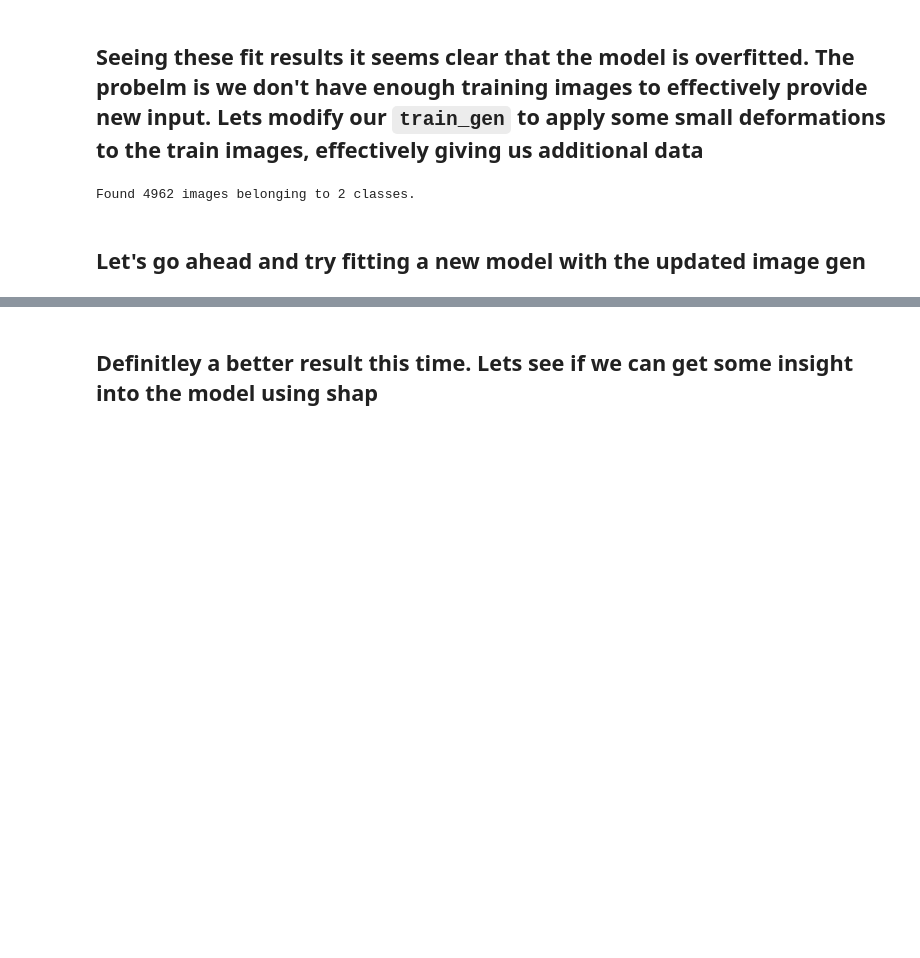
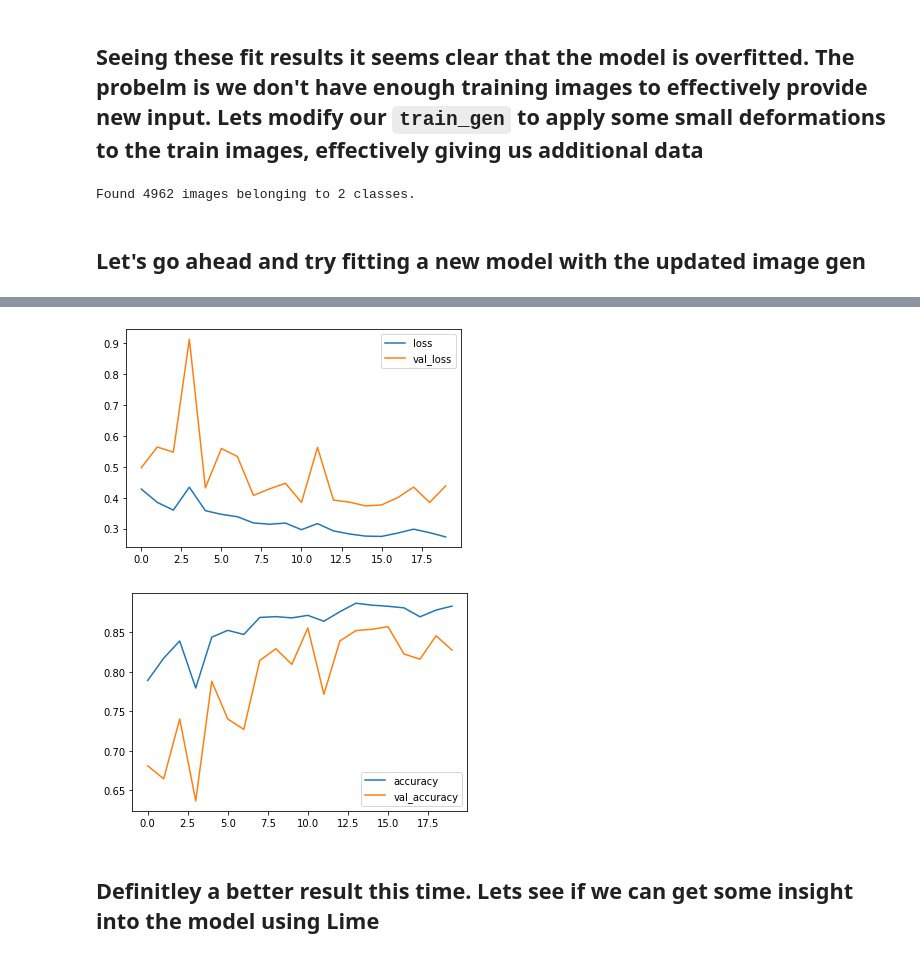
Before and after one commit to SeraphDev6/Pnuemonia_Image_Classification, a Jupyter notebook: Pneumonia_X_Ray_Classification.ipynb, the cells around one changed output, grey strips where cells are left out. Cells and saved outputs as stored; diff of their text form; code cells hidden in the pictures; blank space fills up the shorter version.

```diff
--- a/Pneumonia_X_Ray_Classification.ipynb
+++ b/Pneumonia_X_Ray_Classification.ipynb
@@ -273,16 +282,16 @@ train_data_gen = keras.preprocessing.image.ImageDataGenerator(rescale = 1.0/255,
 
 mod_train_gen = train_data_gen.flow_from_directory("/content/chest_xray/train/",
                                           target_size=(IMG_HEIGHT,IMG_WIDTH),
-                                          class_mode = "sparse",
+                                          class_mode = "binary",
                                           classes=["NORMAL","PNEUMONIA"])
 # %% [output]
 Found 4962 images belonging to 2 classes.
 # %% [markdown]
 ## Let's go ahead and try fitting a new model with the updated image gen
 # %%
-new_model =  get_model()
+new_model =  get_model(3)
 
-new_model.fit(x = mod_train_gen,
+new_hist = new_model.fit(x = mod_train_gen,
               epochs = 100,
               validation_data = test_gen,
               callbacks = [early_stopping]
@@ -309,2 +317,7 @@ Epoch 47/100
+# %%
+plot_hist(new_hist)
+# %% [output]
+[figure, added]
+[figure, added]
 # %% [markdown]
-## Definitley a better result this time. Lets see if we can get some insight into the model using shap
+## Definitley a better result this time. Lets see if we can get some insight into the model using Lime
```
Also changed, not shown: parts of 19 cells of this notebook, 2 other files.
